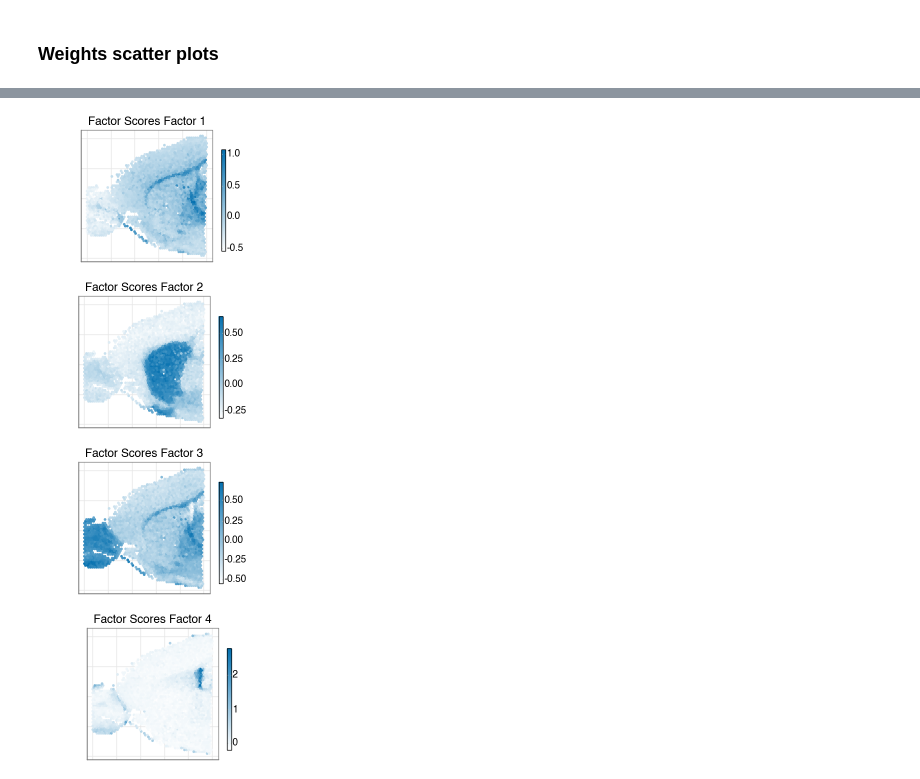
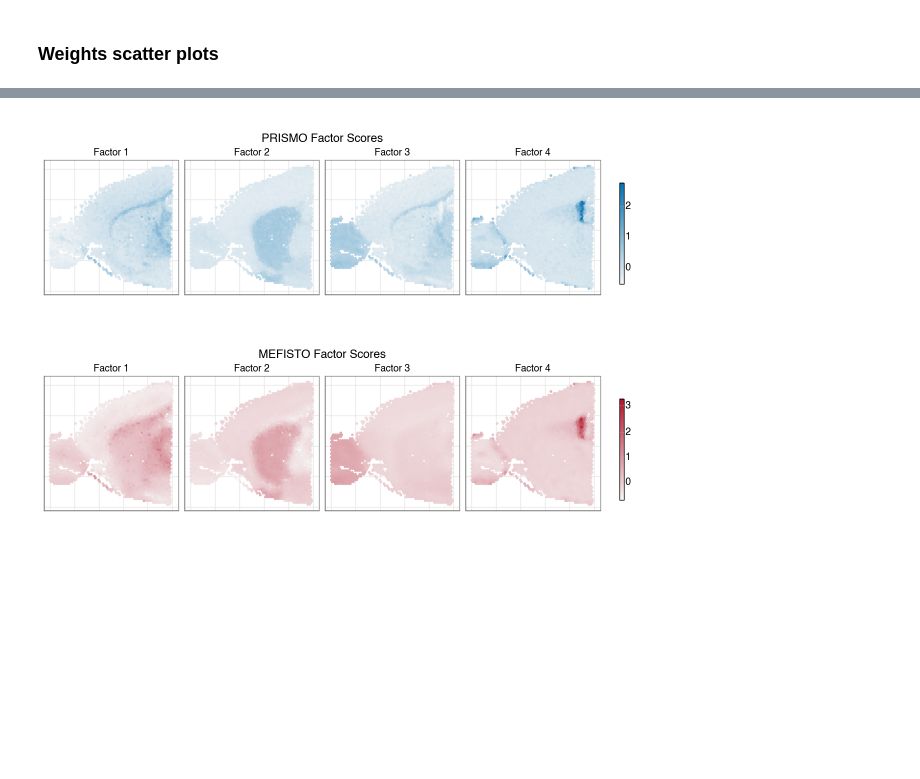
Before and after one commit to bioFAM/mofaflex-analysis, a Jupyter notebook: comparison_mefisto_visium/analysis.ipynb, the cells around one changed output, grey strips where cells are left out. Cells and saved outputs as stored; diff of their text form; code cells hidden in the pictures; blank space fills up the shorter version.

```diff
--- a/comparison_mefisto_visium/analysis.ipynb
+++ b/comparison_mefisto_visium/analysis.ipynb
@@ -194,5 +214,0 @@ def plot_weights(view, factor, w_prismo, w_mefisto):
-# %%
-for i in range(1, 5):
-    plot = plot_weights("mRNA", f"Factor {i}", w_prismo[1], w_mefisto)
-    plot.save(f"plots/factor{i}_weights.pdf")
-    plot.show()
@@ -223,5 +216,0 @@ def plot_factors(factor, z_prismo, z_mefisto):
-# %%
-for i in range(1, 5):
-    plot = plot_factors(f"Factor {i}", z_prismo[1], z_mefisto)
-    plot.save(f"plots/factor{i}_factors.pdf")
-    plot.show()
@@ -233,26 +217,62 @@ for i in range(1, 5):
+# %%
+seed = 1
+
+covariates_df = pd.DataFrame(prismo_model[seed].covariates["group_1"], columns=["x", "y"])
+factors_df = pd.DataFrame(z_prismo[seed], columns=[f"Factor {i+1}" for i in range(z_prismo[seed].shape[1])])
+covariates_df.index = factors_df.index
+df = pd.concat([covariates_df, factors_df], axis=1)
+df["y"] = -df["y"]
+df_long = df.melt(id_vars=["x", "y"], value_vars=[f"Factor {i}" for i in range(1, 5)], var_name="Factor", value_name="Score")
+
+plot = (
+    ggplot(df_long, aes(x="x", y="y", color="Score"))
+    + geom_point(size=0.1)
+    + theme(
+        figure_size=(6, 2),
+        axis_text_x=element_blank(),
+        axis_text_y=element_blank(),
+        axis_ticks_major_x=element_blank(),
+        axis_ticks_major_y=element_blank(),
+        legend_key_width=3.,
+    )
+    + labs(x="", y="", color="", title="PRISMO Factor Scores")
+    + coord_fixed(ratio=1)
+    + scale_color_gradient(low="#f7f7f7", high="#0571b0")
+    + facet_wrap("~Factor", nrow=1)
+)
+
+fig = plot.draw()
+fig.savefig("plots/prismo_factors.pdf")
+plot.show()
+# %% [output]
+[figure, added]
 # %%
 covariates_df = pd.DataFrame(prismo_model[1].covariates["group_1"], columns=["x", "y"])
-factors_df = pd.DataFrame(z_prismo[1], columns=[f"Factor {i+1}" for i in range(z_prismo[1].shape[1])])
+factors_df = pd.DataFrame(z_mefisto, columns=[f"Factor {i+1}" for i in range(z_mefisto.shape[1])])
 covariates_df.index = factors_df.index
 df = pd.concat([covariates_df, factors_df], axis=1)
 df["y"] = -df["y"]
+df_long = df.melt(id_vars=["x", "y"], value_vars=[f"Factor {i}" for i in range(1, 5)], var_name="Factor", value_name="Score")
 
-for factor in range(1, 5):
-    plot = (ggplot(df, aes(x="x", y="y", color=f"Factor {factor}"))
-        + geom_point(size=0.1)
-        + theme(figure_size=(2.5, 1.5), axis_text_x=element_blank(), axis_text_y=element_blank(), axis_ticks_major_x=element_blank(), axis_ticks_major_y=element_blank(), legend_key_width=3.)
-        + labs(x="", y="", color="", title=f"Factor Scores Factor {factor}")
-        + coord_fixed(ratio=1)
-        + scale_color_gradient(low="white", high="#0571b0")
+plot = (
+    ggplot(df_long, aes(x="x", y="y", color="Score"))
+    + geom_point(size=0.1)
+    + theme(
+        figure_size=(6, 2),
+        axis_text_x=element_blank(),
+        axis_text_y=element_blank(),
+        axis_ticks_major_x=element_blank(),
+        axis_ticks_major_y=element_blank(),
+        legend_key_width=3.,
     )
+    + labs(x="", y="", color="", title="MEFISTO Factor Scores")
+    + coord_fixed(ratio=1)
+    + scale_color_gradient(low="#f7f7f7", high="#B2182B")
+    + facet_wrap("~Factor", nrow=1)
+)
 
-    fig = plot.draw()
-    points = fig.axes[0].collections[0]
-    points.set_rasterized(True)
-    fig.savefig(f"plots/prismo_factor_{factor}.pdf")
-    plot.show()
+fig = plot.draw()
+fig.savefig("plots/mefisto_factors.pdf")
+plot.show()
 # %% [output]
-[figure, old version]
+[figure, new version]
-[figure, removed]
-[figure, removed]
-[figure, removed]
```
Also changed, not shown: parts of 7 cells of this notebook, 1 other file.
